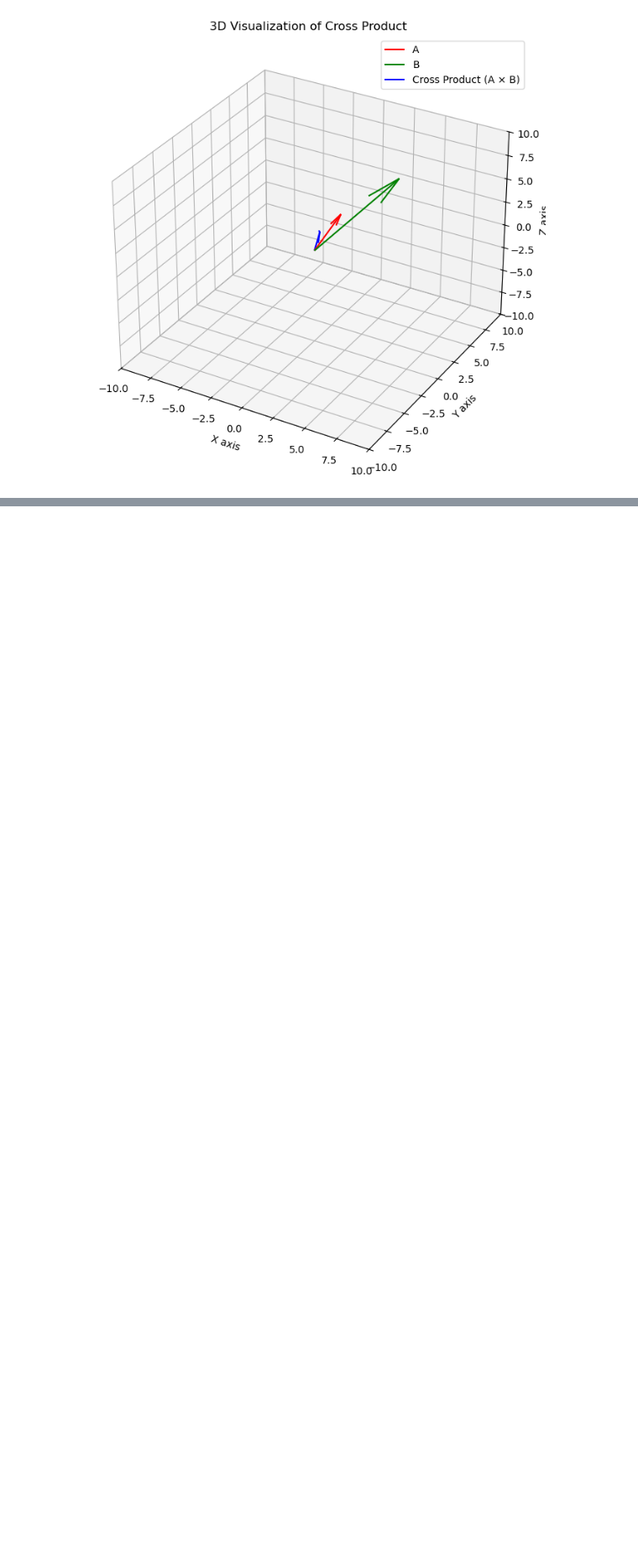
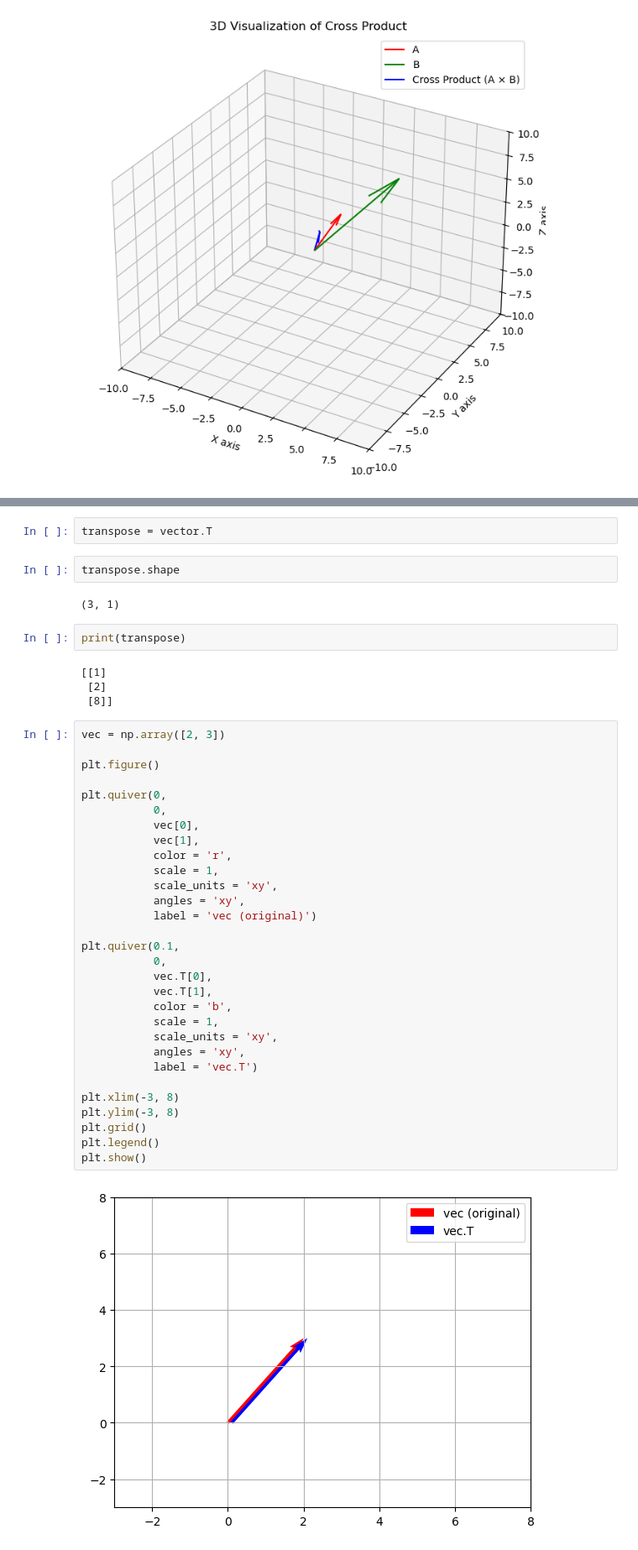
Before and after one commit to joaovquintas/movie-recom-sys, a Jupyter notebook: vectors.ipynb, the cells around one changed output, grey strips where cells are left out. Shown at 84% size. Drawn from its saved outputs; the diff is of its cells as text; blank space fills up the shorter version.

Commit message:
transpose

```diff
--- a/vectors.ipynb
+++ b/vectors.ipynb
@@ -282,0 +305,44 @@ plt.show()
+# %%
+transpose = vector.T
+# %%
+transpose.shape
+# %% [output]
+(3, 1)
+# %%
+print(transpose)
+# %% [output]
+[[1]
+ [2]
+ [8]]
+# %%
+vec = np.array([2, 3])
+
+plt.figure()
+
+plt.quiver(0,
+           0,
+           vec[0],
+           vec[1],
+           color = 'r',
+           scale = 1,
+           scale_units = 'xy',
+           angles = 'xy',
+           label = 'vec (original)')
+
+plt.quiver(0.1,
+           0,
+           vec.T[0],
+           vec.T[1],
+           color = 'b',
+           scale = 1,
+           scale_units = 'xy',
+           angles = 'xy',
+           label = 'vec.T')
+
+plt.xlim(-3, 8)
+plt.ylim(-3, 8)
+plt.grid()
+plt.legend()
+plt.show()
+# %% [output]
+[figure, added]
```
Also changed, not shown: parts of 6 cells of this notebook.
